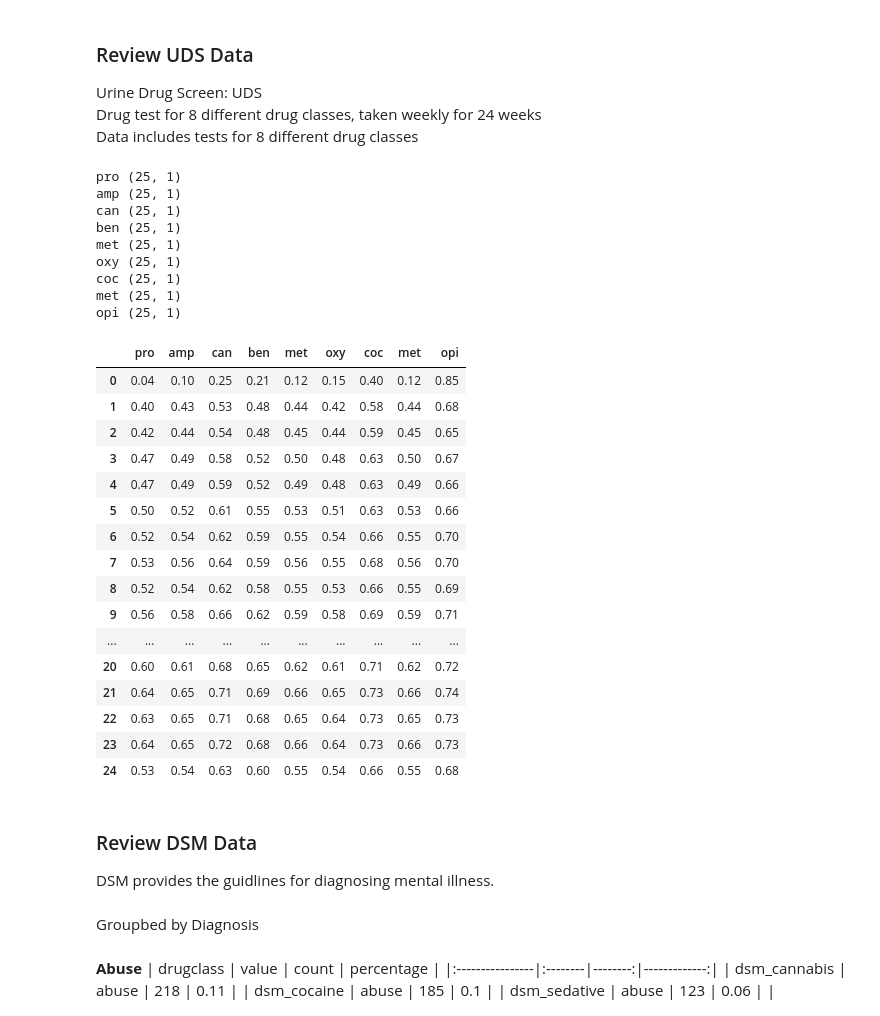
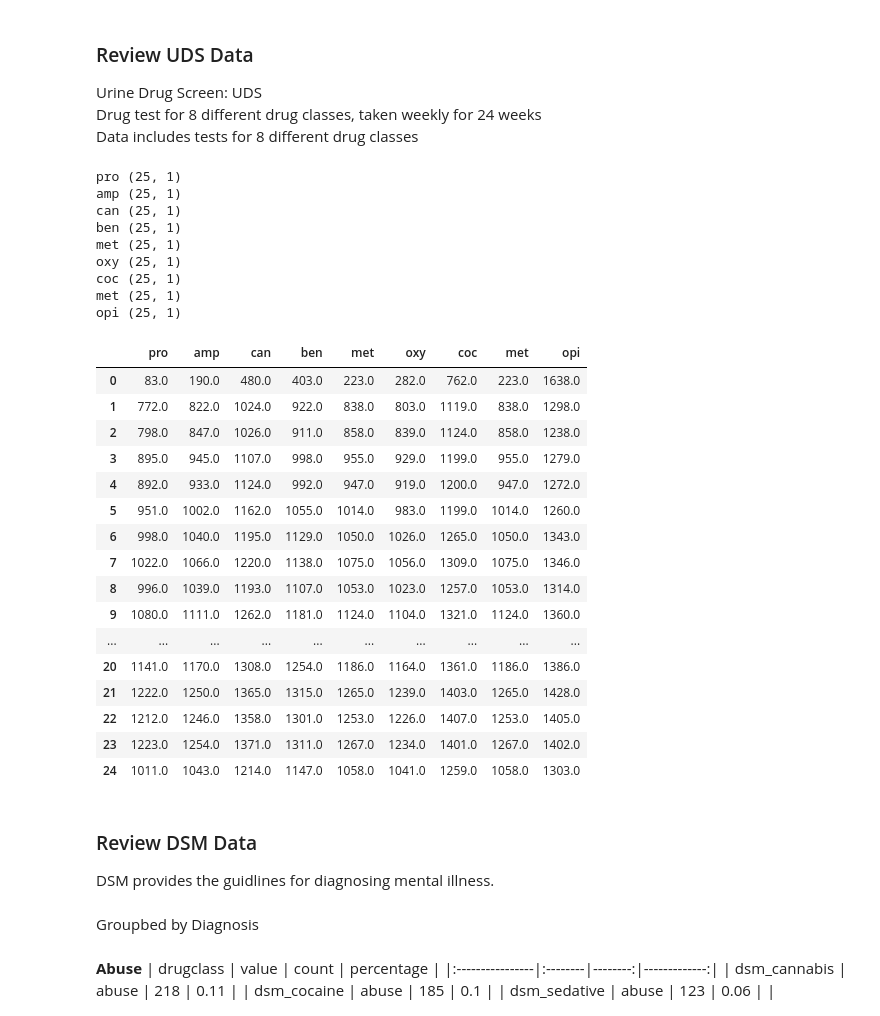
Before and after one commit to DanHerman212/precision_medicine, a Jupyter notebook: code/2_exploratory_analysis.ipynb, the cells around one changed output. Cells and saved outputs as stored; diff of their text form; code cells hidden in the pictures.

```diff
--- a/code/2_exploratory_analysis.ipynb
+++ b/code/2_exploratory_analysis.ipynb
@@ -185,50 +185,50 @@ test_cols = tests.iloc[:,:9]
 # an example would be transform test_Opiate300_1 to test_Opiate300
 test_cols = [re.sub(r'_[^_]*$', '', col) for col in test_cols.columns]
 
 # create acronyms for the drug tests, remove first 5 characters and convert to lowercase
 # then use the first 3 characters
 # an example would be transform test_Opiate300 to opi
 global_cols = [col[5:].lower()[:3] for col in test_cols]
 
 # create a series for each drug class
 for i in range(len(test_cols)):
     acronym = global_cols[i]
     test = test_cols[i]
-    globals()[acronym] = helper.series_func(data, test, 'mean').round(2)
+    globals()[acronym] = helper.series_func(data, test, 'sum').round(2)
     globals()[acronym] = globals()[acronym].to_frame(acronym)
     print(acronym,globals()[acronym].shape)
 
 # merge series into dataframe
 drug_tests = pd.concat([pro, amp, can, ben, met, oxy, coc, met, opi], axis=1)
 
 drug_tests
 # %% [output]
 pro (25, 1)
 amp (25, 1)
 can (25, 1)
 ben (25, 1)
 met (25, 1)
 oxy (25, 1)
 coc (25, 1)
 met (25, 1)
 opi (25, 1)
 |  | pro | amp | can | ben | met | oxy | coc | met | opi |
-| 0 | 0.04 | 0.10 | 0.25 | 0.21 | 0.12 | 0.15 | 0.40 | 0.12 | 0.85 |
-| 1 | 0.40 | 0.43 | 0.53 | 0.48 | 0.44 | 0.42 | 0.58 | 0.44 | 0.68 |
-| 2 | 0.42 | 0.44 | 0.54 | 0.48 | 0.45 | 0.44 | 0.59 | 0.45 | 0.65 |
-| 3 | 0.47 | 0.49 | 0.58 | 0.52 | 0.50 | 0.48 | 0.63 | 0.50 | 0.67 |
-| 4 | 0.47 | 0.49 | 0.59 | 0.52 | 0.49 | 0.48 | 0.63 | 0.49 | 0.66 |
-| 5 | 0.50 | 0.52 | 0.61 | 0.55 | 0.53 | 0.51 | 0.63 | 0.53 | 0.66 |
-| 6 | 0.52 | 0.54 | 0.62 | 0.59 | 0.55 | 0.54 | 0.66 | 0.55 | 0.70 |
-| 7 | 0.53 | 0.56 | 0.64 | 0.59 | 0.56 | 0.55 | 0.68 | 0.56 | 0.70 |
-| 8 | 0.52 | 0.54 | 0.62 | 0.58 | 0.55 | 0.53 | 0.66 | 0.55 | 0.69 |
-| 9 | 0.56 | 0.58 | 0.66 | 0.62 | 0.59 | 0.58 | 0.69 | 0.59 | 0.71 |
+| 0 | 83.0 | 190.0 | 480.0 | 403.0 | 223.0 | 282.0 | 762.0 | 223.0 | 1638.0 |
+| 1 | 772.0 | 822.0 | 1024.0 | 922.0 | 838.0 | 803.0 | 1119.0 | 838.0 | 1298.0 |
+| 2 | 798.0 | 847.0 | 1026.0 | 911.0 | 858.0 | 839.0 | 1124.0 | 858.0 | 1238.0 |
+| 3 | 895.0 | 945.0 | 1107.0 | 998.0 | 955.0 | 929.0 | 1199.0 | 955.0 | 1279.0 |
+| 4 | 892.0 | 933.0 | 1124.0 | 992.0 | 947.0 | 919.0 | 1200.0 | 947.0 | 1272.0 |
+| 5 | 951.0 | 1002.0 | 1162.0 | 1055.0 | 1014.0 | 983.0 | 1199.0 | 1014.0 | 1260.0 |
+| 6 | 998.0 | 1040.0 | 1195.0 | 1129.0 | 1050.0 | 1026.0 | 1265.0 | 1050.0 | 1343.0 |
+| 7 | 1022.0 | 1066.0 | 1220.0 | 1138.0 | 1075.0 | 1056.0 | 1309.0 | 1075.0 | 1346.0 |
+| 8 | 996.0 | 1039.0 | 1193.0 | 1107.0 | 1053.0 | 1023.0 | 1257.0 | 1053.0 | 1314.0 |
+| 9 | 1080.0 | 1111.0 | 1262.0 | 1181.0 | 1124.0 | 1104.0 | 1321.0 | 1124.0 | 1360.0 |
 | ... | ... | ... | ... | ... | ... | ... | ... | ... | ... |
-| 20 | 0.60 | 0.61 | 0.68 | 0.65 | 0.62 | 0.61 | 0.71 | 0.62 | 0.72 |
-| 21 | 0.64 | 0.65 | 0.71 | 0.69 | 0.66 | 0.65 | 0.73 | 0.66 | 0.74 |
-| 22 | 0.63 | 0.65 | 0.71 | 0.68 | 0.65 | 0.64 | 0.73 | 0.65 | 0.73 |
-| 23 | 0.64 | 0.65 | 0.72 | 0.68 | 0.66 | 0.64 | 0.73 | 0.66 | 0.73 |
-| 24 | 0.53 | 0.54 | 0.63 | 0.60 | 0.55 | 0.54 | 0.66 | 0.55 | 0.68 |
+| 20 | 1141.0 | 1170.0 | 1308.0 | 1254.0 | 1186.0 | 1164.0 | 1361.0 | 1186.0 | 1386.0 |
+| 21 | 1222.0 | 1250.0 | 1365.0 | 1315.0 | 1265.0 | 1239.0 | 1403.0 | 1265.0 | 1428.0 |
+| 22 | 1212.0 | 1246.0 | 1358.0 | 1301.0 | 1253.0 | 1226.0 | 1407.0 | 1253.0 | 1405.0 |
+| 23 | 1223.0 | 1254.0 | 1371.0 | 1311.0 | 1267.0 | 1234.0 | 1401.0 | 1267.0 | 1402.0 |
+| 24 | 1011.0 | 1043.0 | 1214.0 | 1147.0 | 1058.0 | 1041.0 | 1259.0 | 1058.0 | 1303.0 |
 # %% [markdown]
 ### Review DSM Data
 DSM provides the guidlines for diagnosing mental illness.<br>
```
Also changed, not shown: parts of 2 cells of this notebook, 1 other file.
